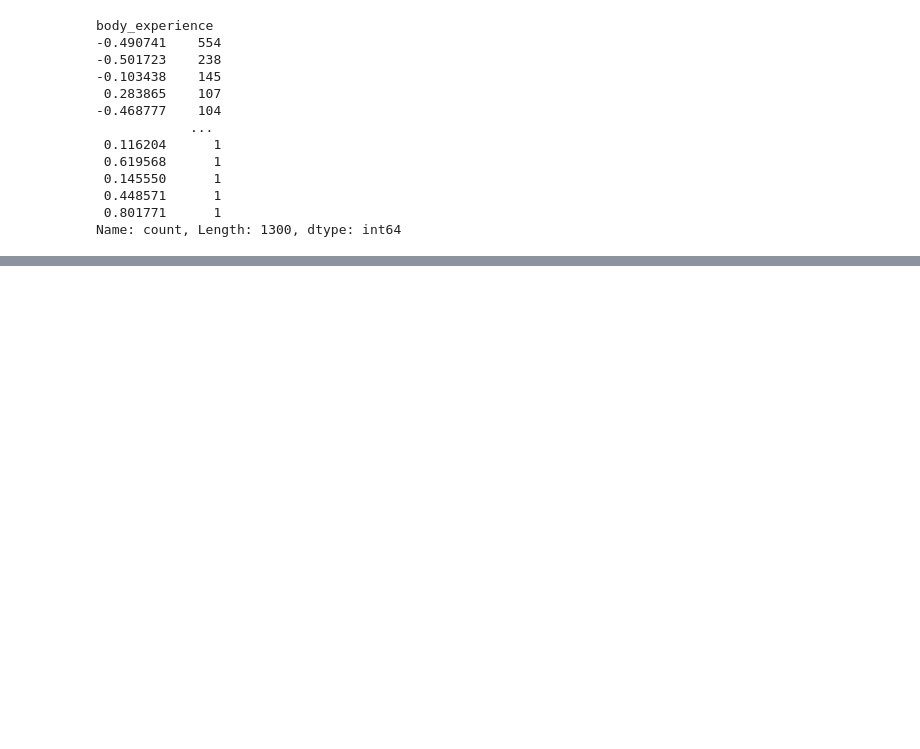
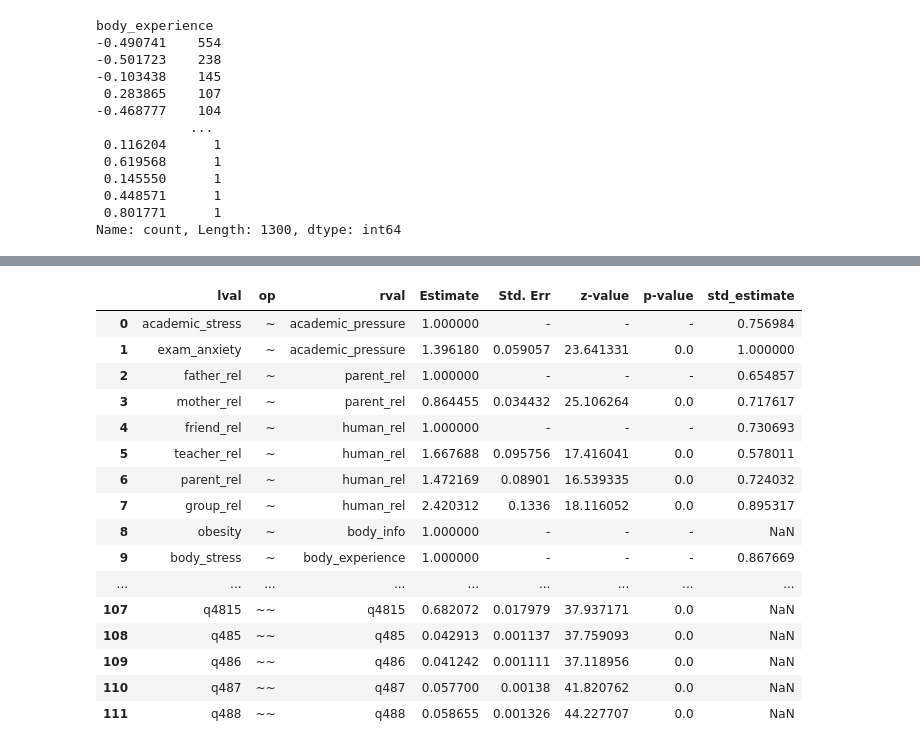
Before and after one commit to HyunsungRyu/education_analysis, a Jupyter notebook: happyindex.ipynb, the cells around one changed output, grey strips where cells are left out. Cells and saved outputs as stored; diff of their text form; code cells hidden in the pictures; blank space fills up the shorter version.

```diff
--- a/happyindex.ipynb
+++ b/happyindex.ipynb
@@ -976,0 +1042,3 @@ Name: count, Length: 1300, dtype: int64
+# %%
+crisis = df[['q287', 'q288', 'q289', 'q2810','q29', 'q31']]
+crisis.isnull().sum()
@@ -1109,0 +1284,4 @@ Notes:
+# %%
+everything = pd.concat([df_edu, df_rel, emo, body, df_vio, crisis], axis=1)
+# %%
+everything = everything.loc[:, ~everything.columns.duplicated()]
@@ -1109,0 +1390,28 @@ Notes:
+# %%
+def standardize_estimates_full(df, data):
+    std_estimates = []
+    for _, row in df.iterrows():
+        lhs, rhs = row['lhs'], row['rhs']
+
+        if row['op'] == '~':
+            if lhs in data.columns and rhs in data.columns:
+                x_std = np.std(data[rhs], ddof=1)
+                y_std = np.std(data[lhs], ddof=1)
+                std_beta = row['Estimate'] * (x_std / y_std)
+                std_estimates.append(std_beta)
+            else:
+                std_estimates.append(np.nan)
+
+        elif row['op'] == '=~':
+            if rhs in data.columns:
+                x_std = np.std(data[rhs], ddof=1)
+                std_loading = row['Estimate'] * x_std
+                std_estimates.append(std_loading)
+            else:
+                std_estimates.append(np.nan)
+
+        else:
+            std_estimates.append(np.nan)
+
+    df['std_estimate'] = std_estimates
+    return df
@@ -1109,0 +1467,28 @@ Notes:
+# %%
+factor_scores = model.predict_factors(everything)
+combined_df = pd.concat([everything.copy(), factor_scores], axis=1)
+estimates_df = model.inspect()
+std_estimates_df = standardize_estimates_full(estimates_df, combined_df)
+
+# 결과 확인
+pd.set_option('display.max_rows', None)
+display(std_estimates_df)
+pd.reset_option('display.max_rows')
+# %% [output]
+|  | lval | op | rval | Estimate | Std. Err | z-value | p-value | std_estimate |
+| 0 | academic_stress | ~ | academic_pressure | 1.000000 | - | - | - | 0.756984 |
+| 1 | exam_anxiety | ~ | academic_pressure | 1.396180 | 0.059057 | 23.641331 | 0.0 | 1.000000 |
+| 2 | father_rel | ~ | parent_rel | 1.000000 | - | - | - | 0.654857 |
+| 3 | mother_rel | ~ | parent_rel | 0.864455 | 0.034432 | 25.106264 | 0.0 | 0.717617 |
+| 4 | friend_rel | ~ | human_rel | 1.000000 | - | - | - | 0.730693 |
+| 5 | teacher_rel | ~ | human_rel | 1.667688 | 0.095756 | 17.416041 | 0.0 | 0.578011 |
+| 6 | parent_rel | ~ | human_rel | 1.472169 | 0.08901 | 16.539335 | 0.0 | 0.724032 |
+| 7 | group_rel | ~ | human_rel | 2.420312 | 0.1336 | 18.116052 | 0.0 | 0.895317 |
+| 8 | obesity | ~ | body_info | 1.000000 | - | - | - | NaN |
+| 9 | body_stress | ~ | body_experience | 1.000000 | - | - | - | 0.867669 |
+| ... | ... | ... | ... | ... | ... | ... | ... | ... |
+| 107 | q4815 | ~~ | q4815 | 0.682072 | 0.017979 | 37.937171 | 0.0 | NaN |
+| 108 | q485 | ~~ | q485 | 0.042913 | 0.001137 | 37.759093 | 0.0 | NaN |
+| 109 | q486 | ~~ | q486 | 0.041242 | 0.001111 | 37.118956 | 0.0 | NaN |
+| 110 | q487 | ~~ | q487 | 0.057700 | 0.00138 | 41.820762 | 0.0 | NaN |
+| 111 | q488 | ~~ | q488 | 0.058655 | 0.001326 | 44.227707 | 0.0 | NaN |
```
Also changed, not shown: parts of 35 cells of this notebook, 27 other files.
